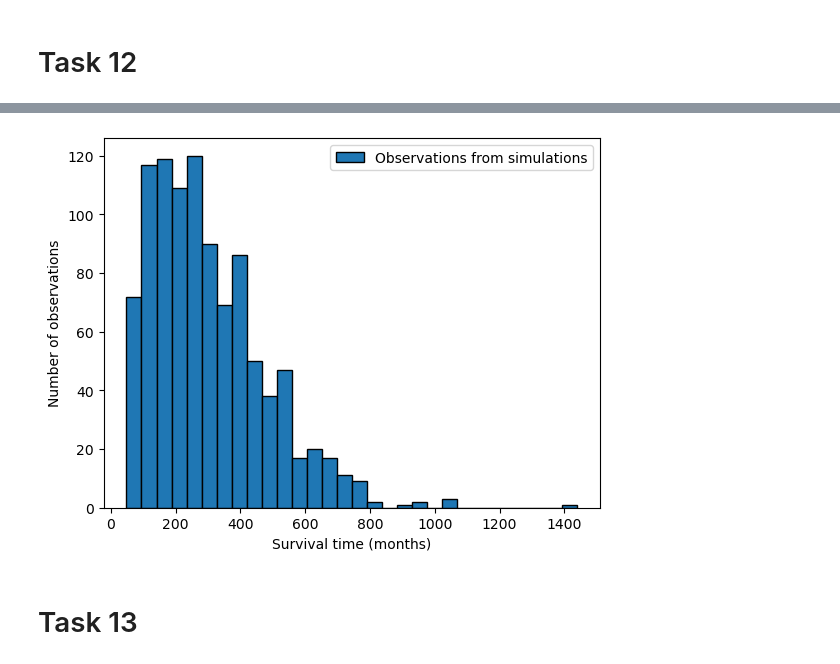
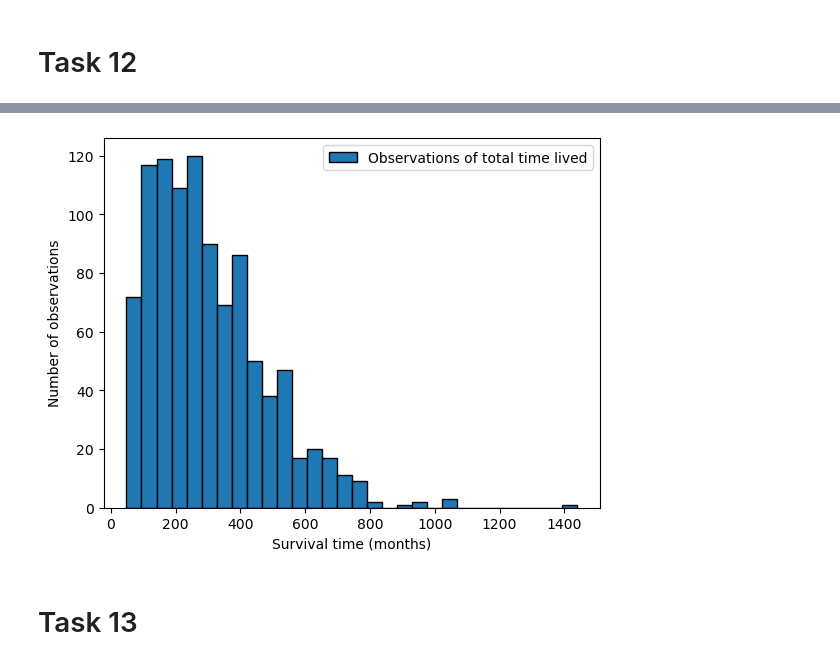
Before and after one commit to s224399/Stoc_sim_2k26, a Jupyter notebook: Project_1/Hand_in/part3_handin.ipynb, the cells around one changed output, grey strips where cells are left out. Saved outputs shown, nothing was run; the diff lists cells and outputs as text; code cells hidden in the pictures.

```diff
--- a/Project_1/Hand_in/part3_handin.ipynb
+++ b/Project_1/Hand_in/part3_handin.ipynb
@@ -83,15 +83,15 @@ W
 # %%
 lifetimes = np.zeros(n_sims)
 for i in range(n_sims):
     lifetimes[i] = (len(W[i])-1)*48
 
-plt.hist(lifetimes,bins=30, edgecolor="black", label="Observations from simulations")
+plt.hist(lifetimes,bins=30, edgecolor="black", label="Observations of total time lived")
 plt.ylabel("Number of observations")
 plt.xlabel("Survival time (months)")
 plt.legend()
 plt.show()
 # %% [output]
-[figure, old version]
+[figure, new version]
 # %% [markdown]
 # Task 13
 # %% [markdown]
```
